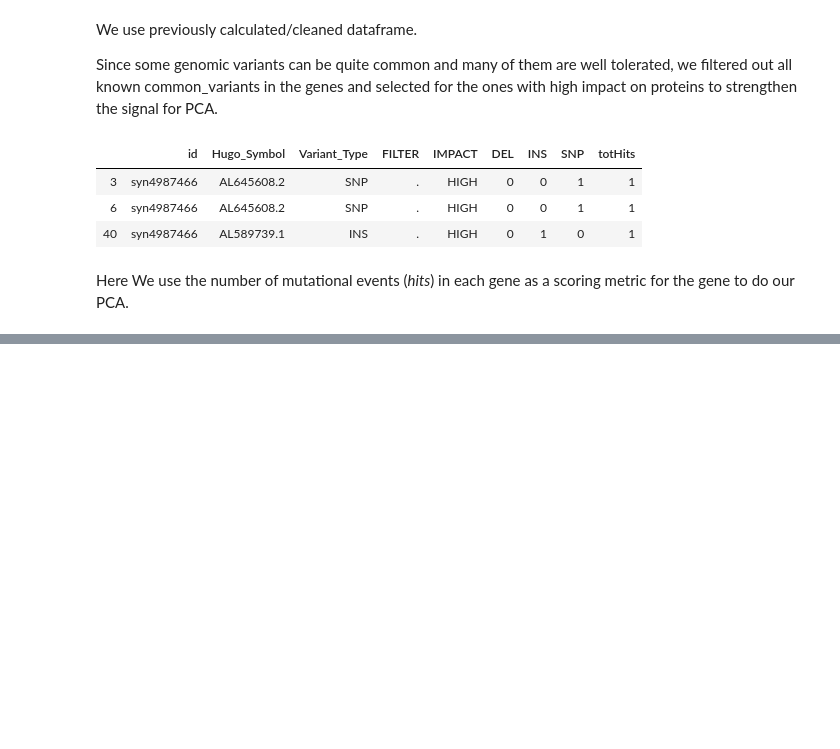
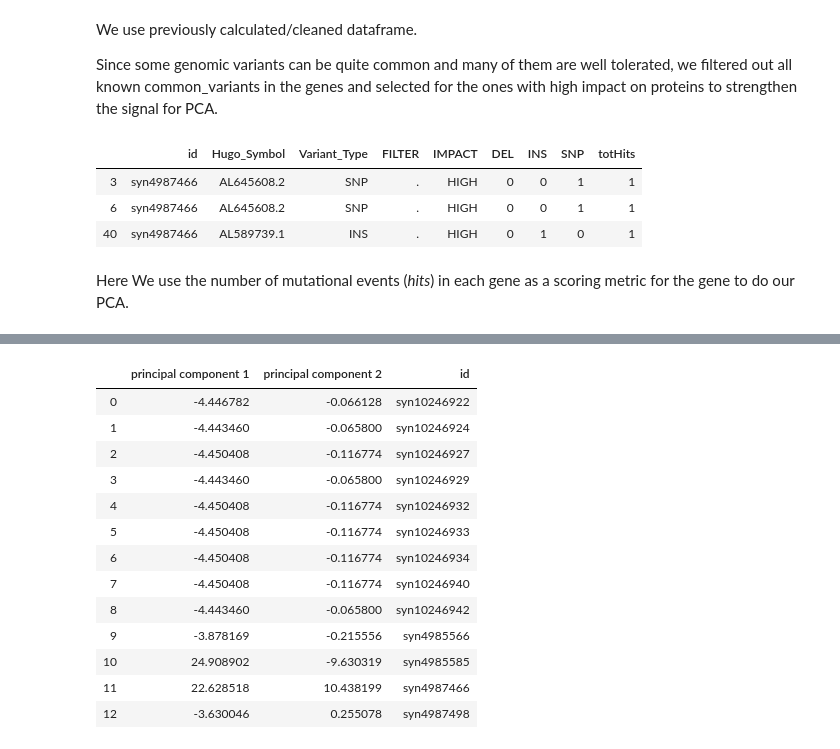
Before and after one commit to alexaibio/bioinformatics_templates, a Jupyter notebook: Analysis_WGS/WGS_Analysis_Template.ipynb, the cells around one changed output, grey strips where cells are left out. Cells and saved outputs as stored; diff of their text form; code cells hidden in the pictures; blank space fills up the shorter version.

```diff
--- a/Analysis_WGS/WGS_Analysis_Template.ipynb
+++ b/Analysis_WGS/WGS_Analysis_Template.ipynb
@@ -360,0 +413,25 @@ genes_pca_clean.tail()
+# %%
+
+
+#Extract Sample information to add to PCA plot
+df = pd.pivot_table(genes,index="id")
+new_df = df.reset_index(level=['id'])
+
+#Make DF for plotting
+finalDf = pd.concat([principalDf, new_df[['id']]], axis = 1)
+finalDf
+# %% [output]
+|  | principal component 1 | principal component 2 | id |
+| 0 | -4.446782 | -0.066128 | syn10246922 |
+| 1 | -4.443460 | -0.065800 | syn10246924 |
+| 2 | -4.450408 | -0.116774 | syn10246927 |
+| 3 | -4.443460 | -0.065800 | syn10246929 |
+| 4 | -4.450408 | -0.116774 | syn10246932 |
+| 5 | -4.450408 | -0.116774 | syn10246933 |
+| 6 | -4.450408 | -0.116774 | syn10246934 |
+| 7 | -4.450408 | -0.116774 | syn10246940 |
+| 8 | -4.443460 | -0.065800 | syn10246942 |
+| 9 | -3.878169 | -0.215556 | syn4985566 |
+| 10 | 24.908902 | -9.630319 | syn4985585 |
+| 11 | 22.628518 | 10.438199 | syn4987466 |
+| 12 | -3.630046 | 0.255078 | syn4987498 |
```
Also changed, not shown: parts of 18 cells of this notebook.
